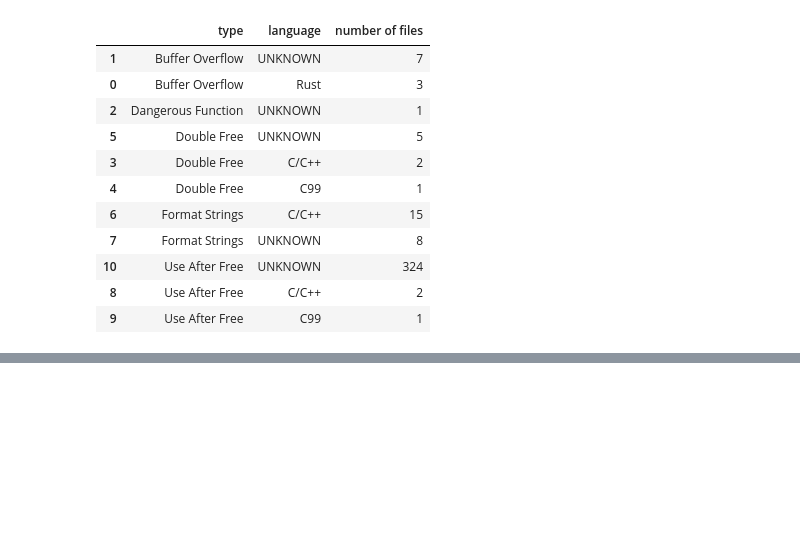
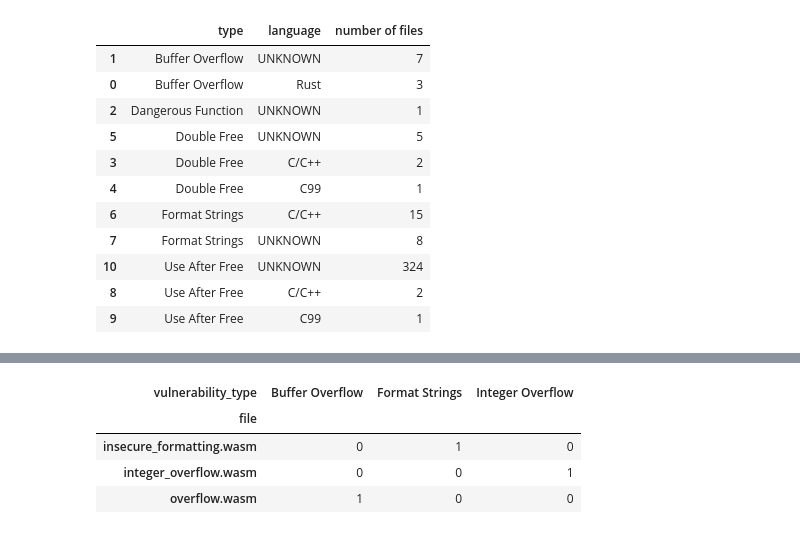
Before and after one commit to Batu-Nur/DD2525_project, a Jupyter notebook: evaluation/analyse.ipynb, the cells around one changed output, grey strips where cells are left out. Cells and saved outputs as stored; diff of their text form; code cells hidden in the pictures; blank space fills up the shorter version.

```diff
--- a/evaluation/analyse.ipynb
+++ b/evaluation/analyse.ipynb
@@ -233,0 +274,4 @@ display(count_type_lang.sort_values(["type", "number of files"], ascending=[True
+# %%
+import pandas as pd
+poc_df = pd.read_json("poc.jsonl", lines=True)
+poc_df.info()
@@ -233,0 +288,36 @@ display(count_type_lang.sort_values(["type", "number of files"], ascending=[True
+# %%
+from pathlib import Path
+
+file_vulnerability_table = (
+    poc_df[["file", "results"]]
+    .dropna(subset=["results"])
+    .assign(
+        file=lambda d: d["file"].apply(lambda path: Path(path).name),
+        vulnerability=lambda d: d["results"].apply(
+            lambda x: x.get("vulnerabilities", []) if isinstance(x, dict) else []
+        ),
+    )
+    .explode("vulnerability")
+    .dropna(subset=["vulnerability"])
+    .assign(
+        vulnerability_type=lambda d: d["vulnerability"].apply(
+            lambda v: v.get("type", "UNKNOWN") if isinstance(v, dict) else str(v)
+        )
+    )
+    .pivot_table(
+        index="file",
+        columns="vulnerability_type",
+        aggfunc="size",
+        fill_value=0,
+    )
+    .sort_index()
+    .astype(int)
+)
+
+display(file_vulnerability_table)
+# %% [output]
+| vulnerability_type | Buffer Overflow | Format Strings | Integer Overflow |
+| file |  |  |  |
+| insecure_formatting.wasm | 0 | 1 | 0 |
+| integer_overflow.wasm | 0 | 0 | 1 |
+| overflow.wasm | 1 | 0 | 0 |
```
Also changed, not shown: parts of 2 cells of this notebook.
